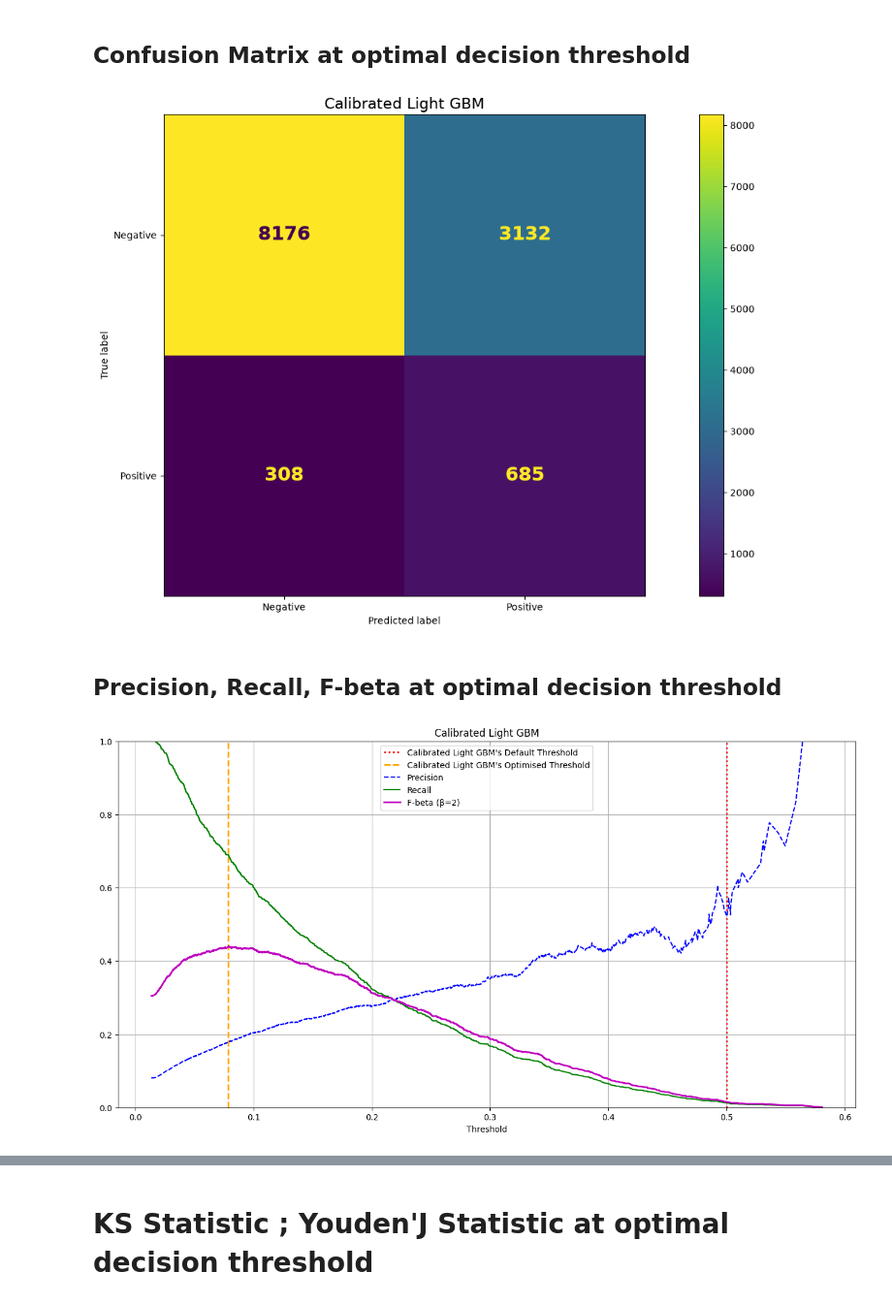
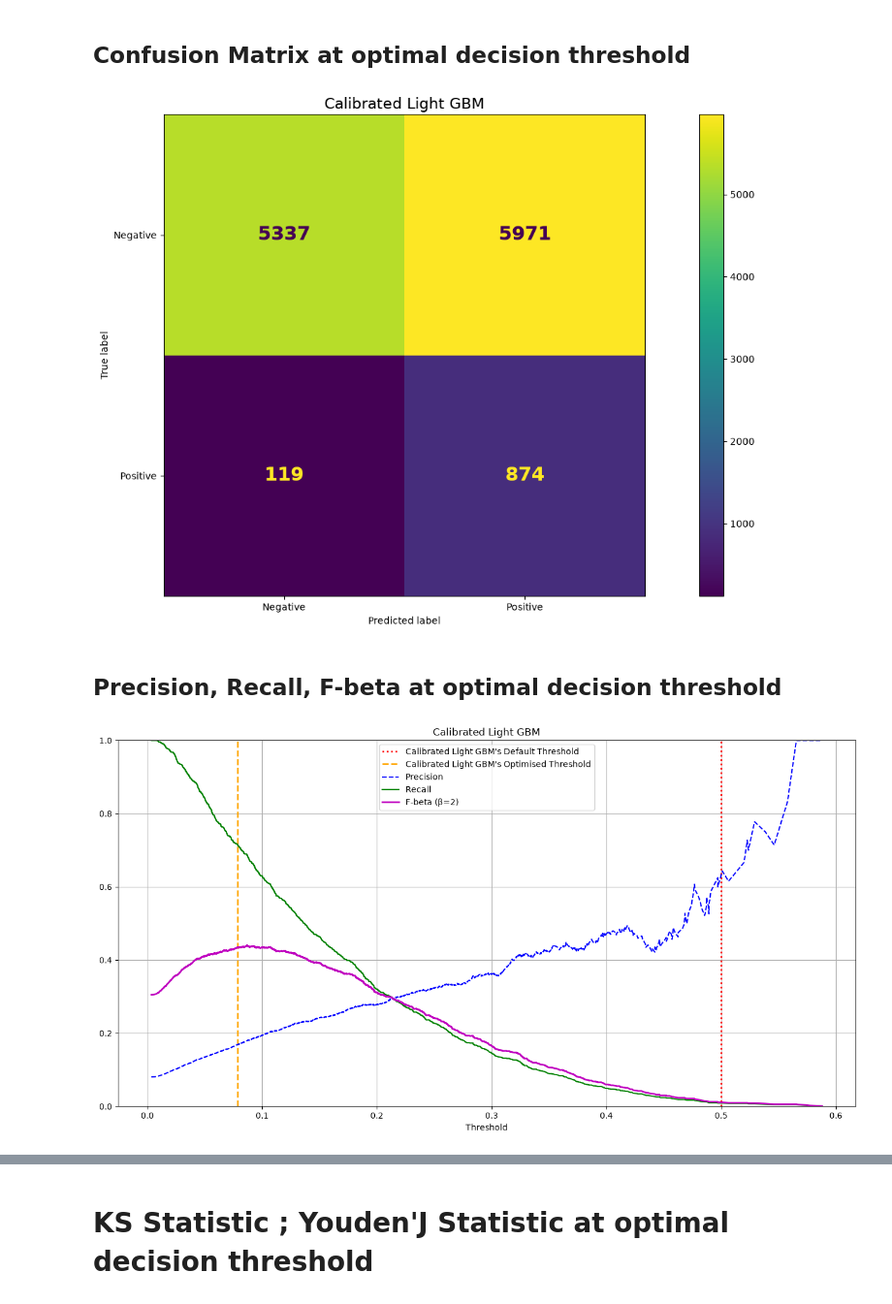
Before and after one commit to thaithuyduc/AI-Credit-Risk-Decision-Support-System, a Jupyter notebook: notebooks/10. threshold-optimisation-with-calibrated-lightgbm.ipynb, the cells around one changed output, grey strips where cells are left out. Shown at 97% size. Cells and saved outputs as stored; diff of their text form; code cells hidden in the pictures.

```diff
--- a/notebooks/10. threshold-optimisation-with-calibrated-lightgbm.ipynb
+++ b/notebooks/10. threshold-optimisation-with-calibrated-lightgbm.ipynb
@@ -1250,19 +1250,19 @@ Calibrated Light GBM - Optimised Decision Threshold: 0.08644900452917655 - Optim
 ## Confusion Matrix at optimal decision threshold
 # %%
 # Confusion Matrix tại ngưỡng Decision Threshold = 0.07862
-optimal_threshold = 0.08644900452917655
+optimal_threshold = 0.04342628201423769
 confusion_matrix_ = ConfusionMatrix(X_val, y_val)
 
 estimators_dict = {
     # 'Logistic Regression': logistic_tuned_pipeline,
     'Calibrated Light GBM': calibrated_lgb_with_weight_tuned_pipeline,
     # 'XG Boost': xg_tuned_pipeline,
 }
 plots_each_row = 1
 
 confusion_matrix_.plot_confusion_matrix(estimators_dict=estimators_dict, plots_each_row=plots_each_row, threshold=optimal_threshold)
 # %% [output]
-[figure, old version]
+[figure, new version]
 # %% [markdown]
 ## Precision, Recall, F-beta at optimal decision threshold
 # %%
@@ -1322,6 +1322,6 @@ fig, axes_1 = precision_recall.plot_precision_recall_with_thresholds(estimators_
 
 axes_list_1 = np.atleast_1d(axes_1).flatten()
 # %% [output]
-[figure, old version]
+[figure, new version]
 # %%
 tester = TestPerformance(X_val, y_val)
```
Also changed, not shown: parts of 6 cells of this notebook, 1 other file.
